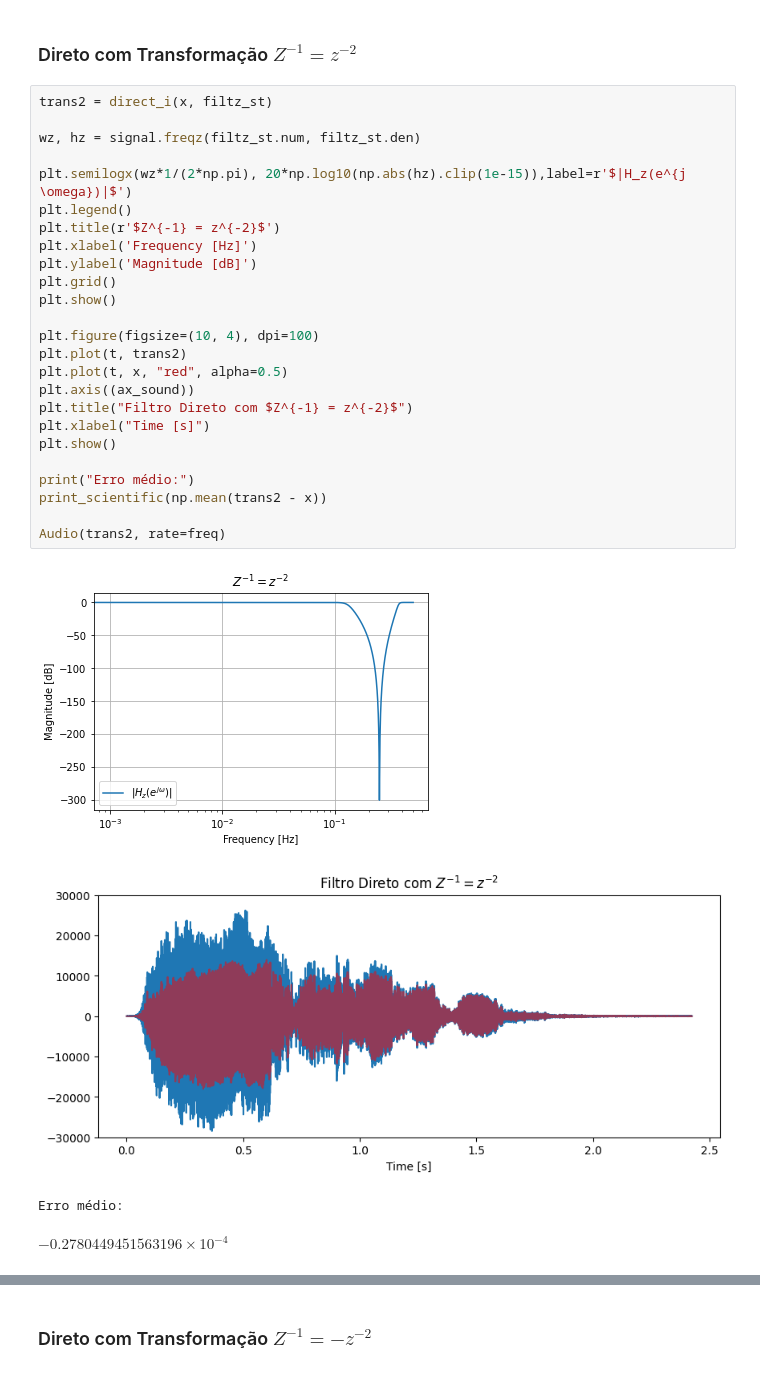
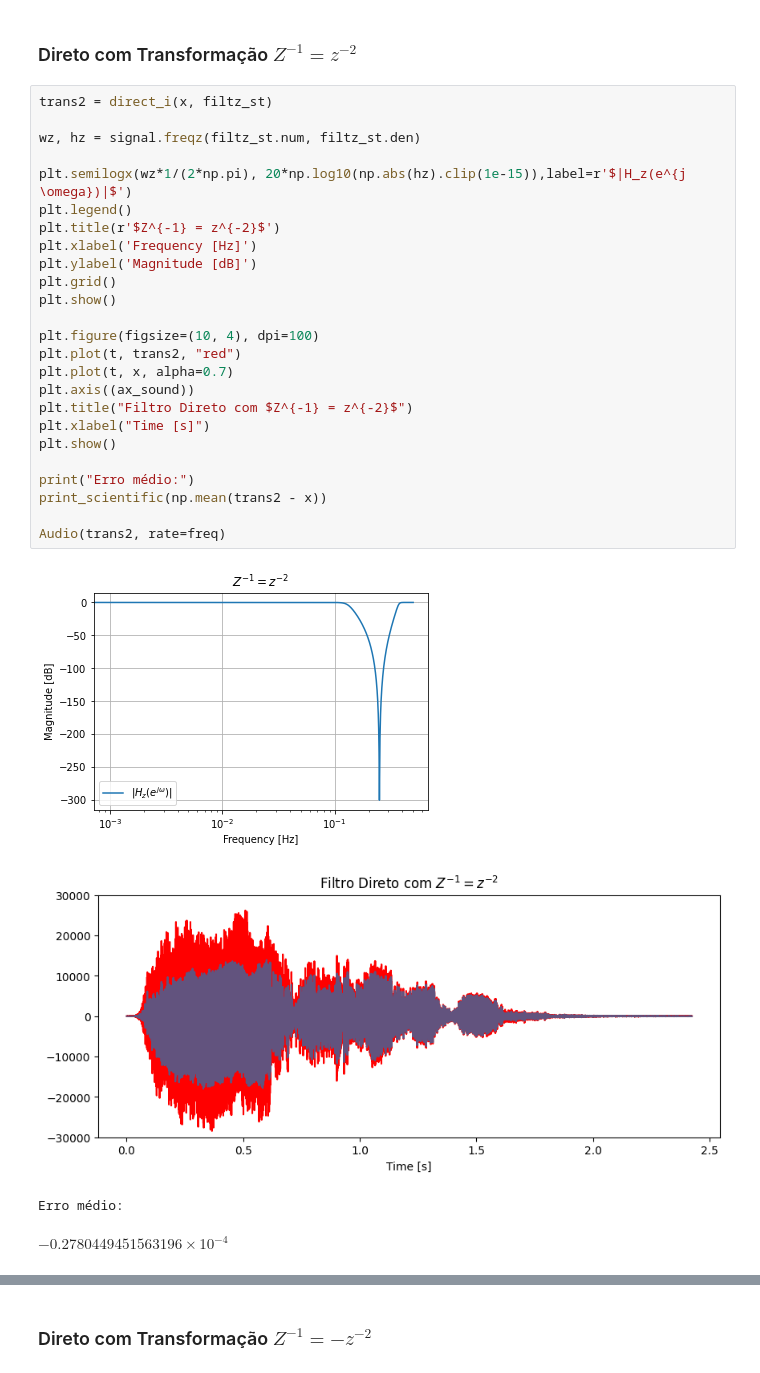
Before and after one commit to oliveiraop/pds-ufba, a Jupyter notebook: trabalho01/trab01.ipynb, the cells around one changed output, grey strips where cells are left out. Cells and saved outputs as stored; diff of their text form.

```diff
--- a/trabalho01/trab01.ipynb
+++ b/trabalho01/trab01.ipynb
@@ -463,31 +448,31 @@ $\displaystyle 0.5491783553355333 \times 10^{0}$
 # %%
 trans2 = direct_i(x, filtz_st)
 
 wz, hz = signal.freqz(filtz_st.num, filtz_st.den)
 
 plt.semilogx(wz*1/(2*np.pi), 20*np.log10(np.abs(hz).clip(1e-15)),label=r'$|H_z(e^{j \omega})|$')
 plt.legend()
 plt.title(r'$Z^{-1} = z^{-2}$')
 plt.xlabel('Frequency [Hz]')
 plt.ylabel('Magnitude [dB]')
 plt.grid()
 plt.show()
 
 plt.figure(figsize=(10, 4), dpi=100)
-plt.plot(t, trans2)
-plt.plot(t, x, "red", alpha=0.5)
+plt.plot(t, trans2, "red")
+plt.plot(t, x, alpha=0.7)
 plt.axis((ax_sound))
 plt.title("Filtro Direto com $Z^{-1} = z^{-2}$")
 plt.xlabel("Time [s]")
 plt.show()
 
 print("Erro médio:")
 print_scientific(np.mean(trans2 - x))
 
 Audio(trans2, rate=freq)
 # %% [output]
 [figure]
-[figure, old version]
+[figure, new version]
 Erro médio:
 $\displaystyle -0.2780449451563196 \times 10^{-4}$
 [interactive output not drawn]
```
Also changed, not shown: parts of 9 cells of this notebook.
